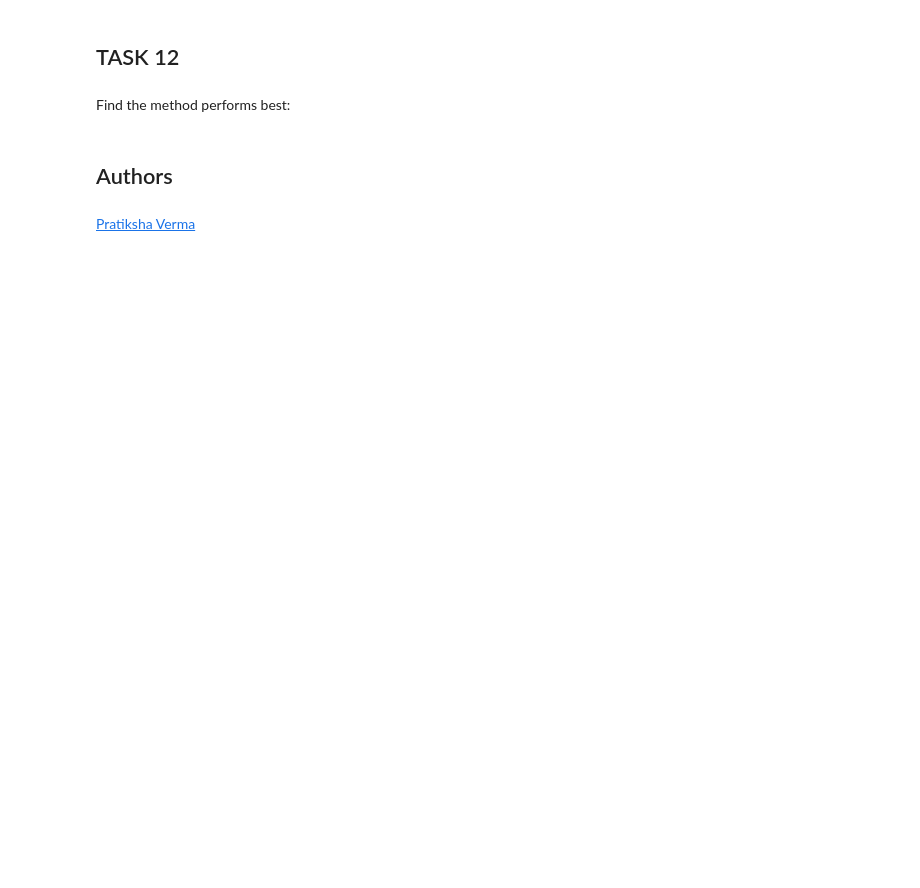
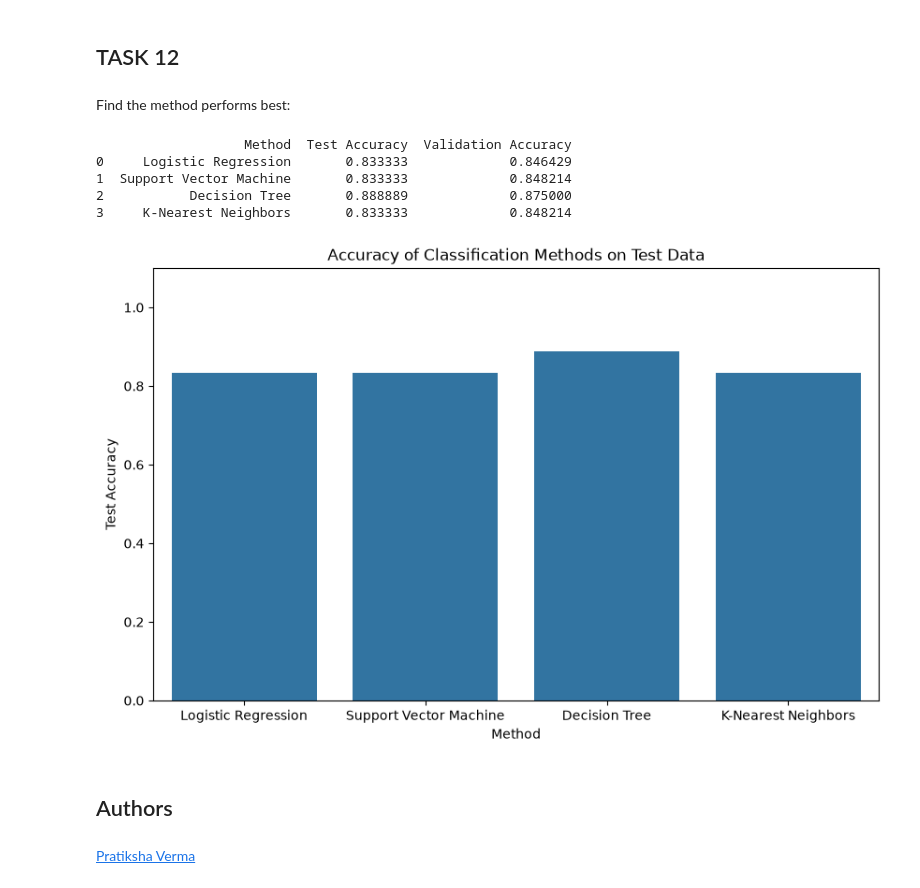
Before and after one commit to AaShIrVaD-kV/IBM-Applied-Data-Science-Capstone, a Jupyter notebook: SpaceX-Machine-Learning-Prediction-Part-5-v1.ipynb, the cells around one changed output. Saved outputs shown, nothing was run; the diff lists cells and outputs as text; code cells hidden in the pictures; blank space fills up the shorter version.

```diff
--- a/SpaceX-Machine-Learning-Prediction-Part-5-v1.ipynb
+++ b/SpaceX-Machine-Learning-Prediction-Part-5-v1.ipynb
@@ -199,3 +218,6 @@ parameters = {'kernel':('linear', 'rbf','poly','rbf', 'sigmoid'),
               'C': np.logspace(-3, 3, 5),
               'gamma':np.logspace(-3, 3, 5)}
 svm = SVC()
+# %%
+svm_cv = GridSearchCV(svm, parameters, cv=10)
+svm_cv.fit(X_train, Y_train)
@@ -219,8 +257,11 @@ Create a decision tree classifier object then  create a  <code>GridSearchCV</cod
 parameters = {'criterion': ['gini', 'entropy'],
      'splitter': ['best', 'random'],
      'max_depth': [2*n for n in range(1,10)],
-     'max_features': ['auto', 'sqrt'],
+     'max_features': ['sqrt'],
      'min_samples_leaf': [1, 2, 4],
      'min_samples_split': [2, 5, 10]}
 
 tree = DecisionTreeClassifier()
+# %%
+tree_cv = GridSearchCV(tree, parameters, cv=10)
+tree_cv.fit(X_train, Y_train)
@@ -246,3 +304,6 @@ parameters = {'n_neighbors': [1, 2, 3, 4, 5, 6, 7, 8, 9, 10],
               'p': [1,2]}
 
 KNN = KNeighborsClassifier()
+# %%
+knn_cv = GridSearchCV(KNN, parameters, cv=10)
+knn_cv.fit(X_train, Y_train)
@@ -262,6 +337,45 @@ plot_confusion_matrix(Y_test,yhat)
 ## TASK  12
 # %% [markdown]
 Find the method performs best:
+# %%
+import pandas as pd
+import seaborn as sns
+import matplotlib.pyplot as plt
+
+methods = ['Logistic Regression', 'Support Vector Machine', 'Decision Tree', 'K-Nearest Neighbors']
+test_accuracies = [
+    logreg_cv.score(X_test, Y_test),
+    svm_cv.score(X_test, Y_test),
+    tree_cv.score(X_test, Y_test),
+    knn_cv.score(X_test, Y_test)
+]
+best_scores = [
+    logreg_cv.best_score_,
+    svm_cv.best_score_,
+    tree_cv.best_score_,
+    knn_cv.best_score_
+]
+
+res_df = pd.DataFrame({
+    'Method': methods,
+    'Test Accuracy': test_accuracies,
+    'Validation Accuracy': best_scores
+})
+
+print(res_df)
+
+plt.figure(figsize=(10, 6))
+sns.barplot(x='Method', y='Test Accuracy', data=res_df)
+plt.title('Accuracy of Classification Methods on Test Data')
+plt.ylim(0, 1.1)
+plt.show()
+# %% [output]
+                   Method  Test Accuracy  Validation Accuracy
+0     Logistic Regression       0.833333             0.846429
+1  Support Vector Machine       0.833333             0.848214
+2           Decision Tree       0.888889             0.875000
+3     K-Nearest Neighbors       0.833333             0.848214
+[figure, added]
 # %% [markdown]
 ## Authors
 # %% [markdown]
```
Also changed, not shown: parts of 21 cells of this notebook, 31 other files.
